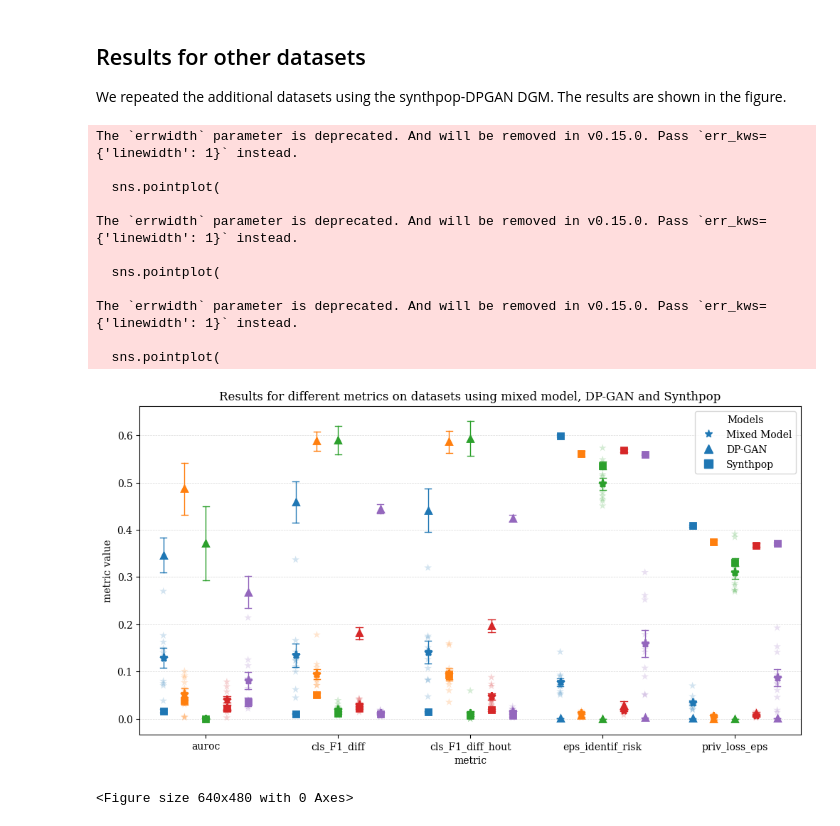
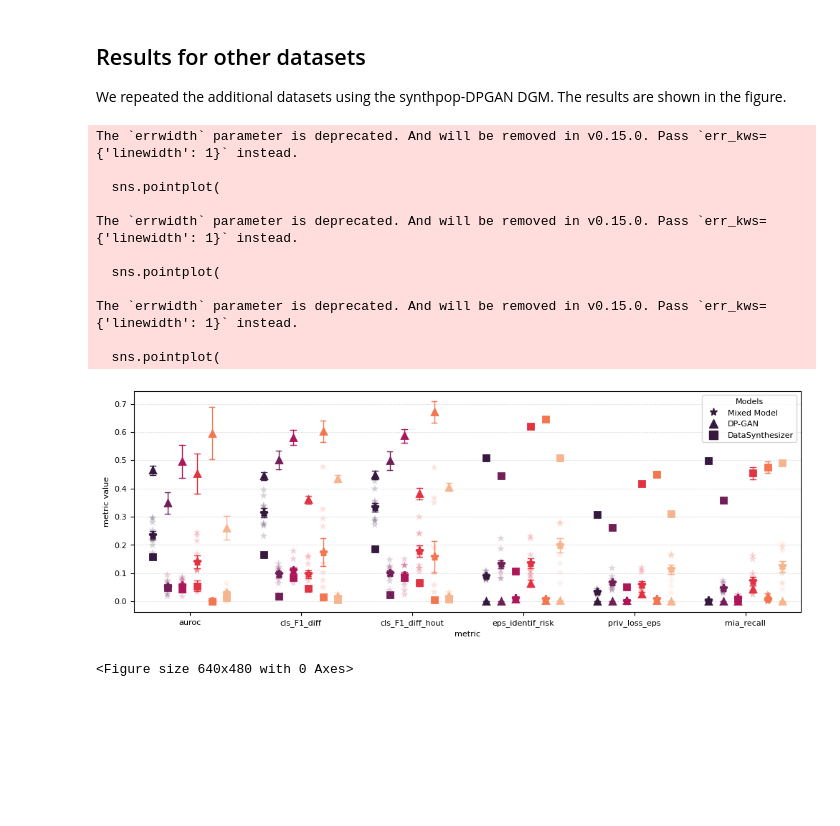
Before and after one commit to notna07/disjoint-synthetic-data-generation, a Jupyter notebook: 03_specified_splits.ipynb, the cells around one changed output. Cells and saved outputs as stored; diff of their text form; code cells hidden in the pictures; blank space fills up the shorter version.

```diff
--- a/03_specified_splits.ipynb
+++ b/03_specified_splits.ipynb
@@ -713,19 +704,19 @@ We repeated the additional datasets using the synthpop-DPGAN DGM. The results ar
 # %%
 from experiments.auxiliaries.plotting import make_relative_derviation_histogram
 
-datasets = ['bc', 'cc', 'de', 'hp', 'st']
-make_relative_derviation_histogram(datasets)
+datasets = ['al', 'bc', 'cc', 'hd', 'kd', 'st']
+make_relative_derviation_histogram(datasets, models=['datasynthesizer', 'dpgan'])
 # %% [output]
 The `errwidth` parameter is deprecated. And will be removed in v0.15.0. Pass `err_kws={'linewidth': 1}` instead.
 
   sns.pointplot(
 
 The `errwidth` parameter is deprecated. And will be removed in v0.15.0. Pass `err_kws={'linewidth': 1}` instead.
 
   sns.pointplot(
 
 The `errwidth` parameter is deprecated. And will be removed in v0.15.0. Pass `err_kws={'linewidth': 1}` instead.
 
   sns.pointplot(
-[figure, old version]
+[figure, new version]
 <Figure size 640x480 with 0 Axes>
```
Also changed, not shown: parts of 6 cells of this notebook, 35 other files.
